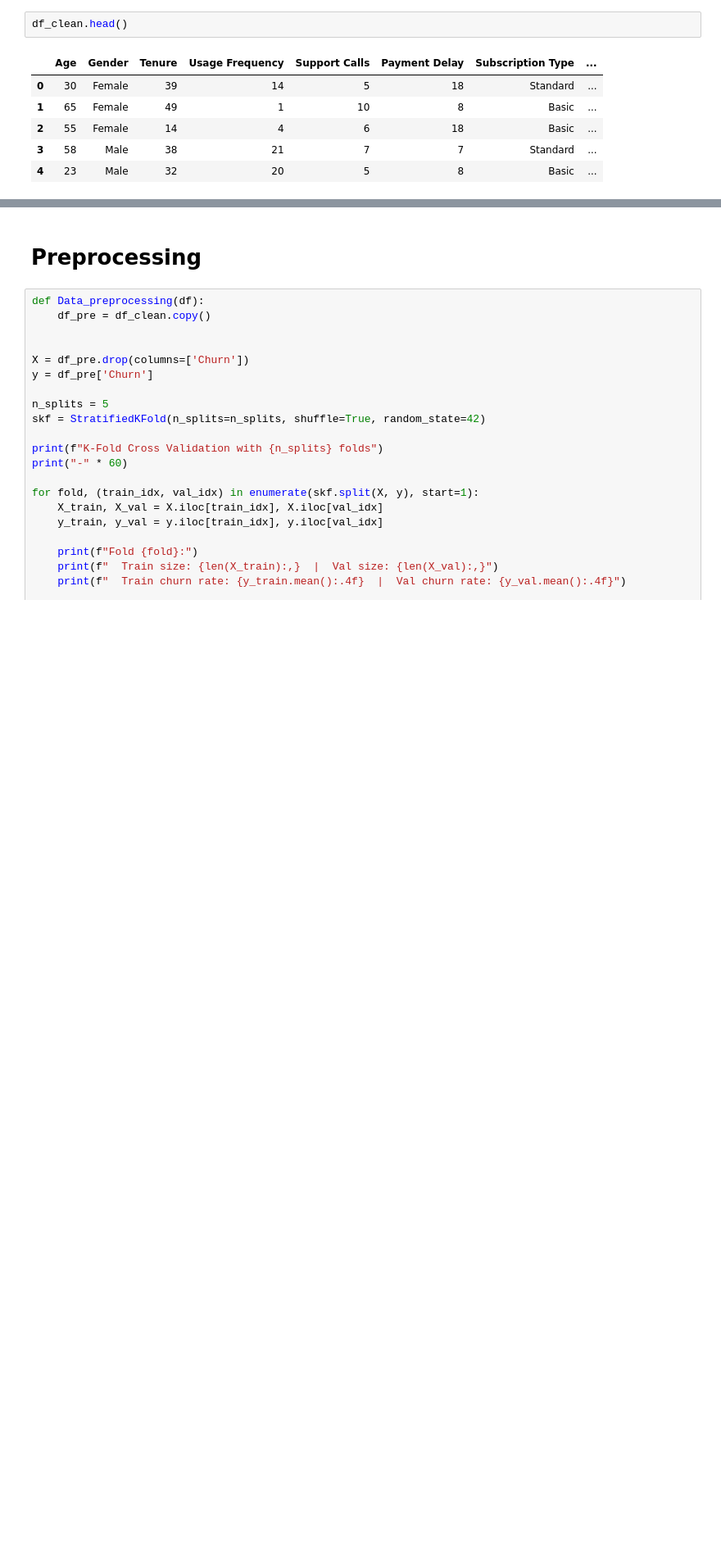
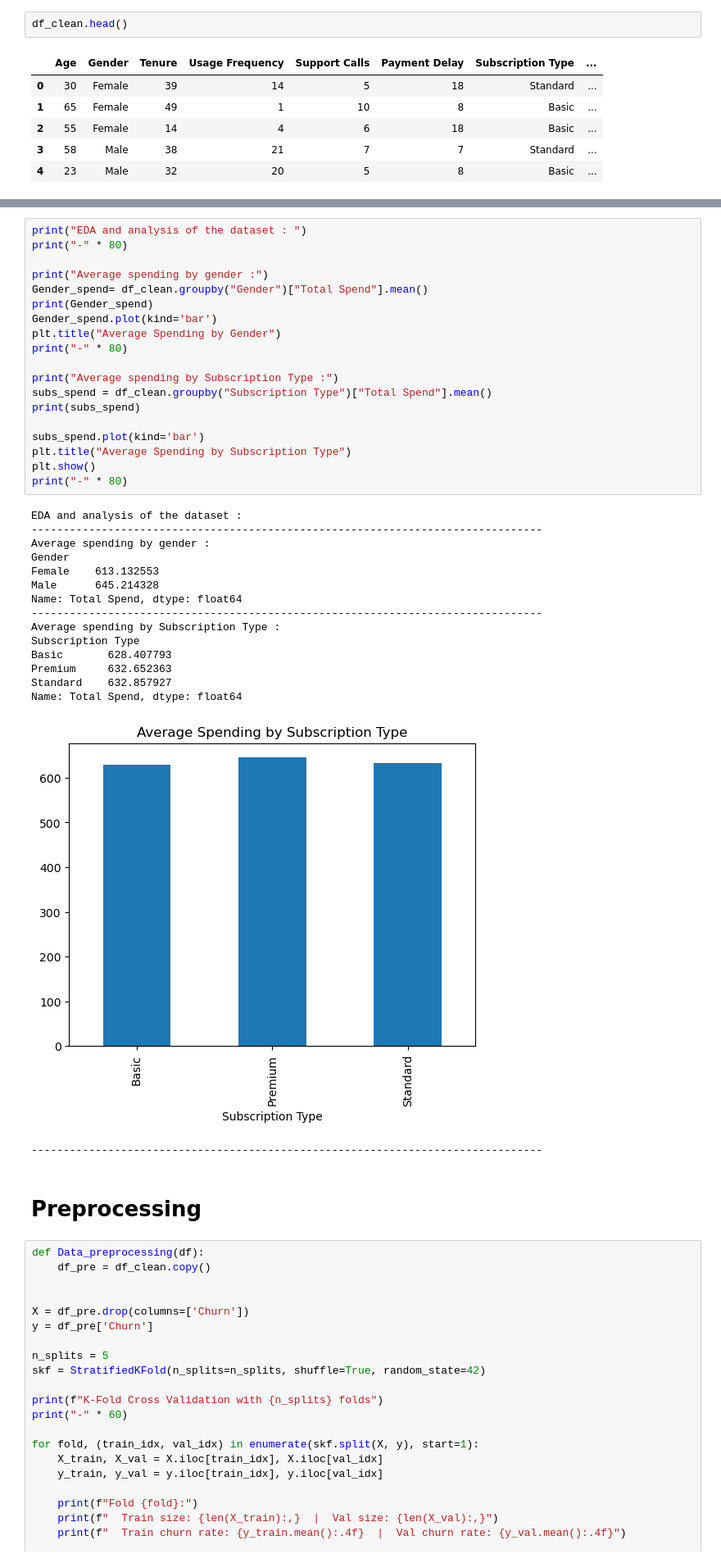
Before and after one commit to omaribrahim90/Customer-Churn, a Jupyter notebook: CustomerChurn.ipynb, the cells around one changed output, grey strips where cells are left out. Shown at 82% size. Cells and saved outputs as stored; diff of their text form; blank space fills up the shorter version.

```diff
--- a/CustomerChurn.ipynb
+++ b/CustomerChurn.ipynb
@@ -216,3 +213,39 @@ def feature_eng(df) :
+# %%
+print("EDA and analysis of the dataset : ")
+print("-" * 80)
+
+print("Average spending by gender :")
+Gender_spend= df_clean.groupby("Gender")["Total Spend"].mean()
+print(Gender_spend)
+Gender_spend.plot(kind='bar')
+plt.title("Average Spending by Gender")
+print("-" * 80)
+
+print("Average spending by Subscription Type :")
+subs_spend = df_clean.groupby("Subscription Type")["Total Spend"].mean()
+print(subs_spend)
+
+subs_spend.plot(kind='bar')
+plt.title("Average Spending by Subscription Type")
+plt.show()
+print("-" * 80)
+# %% [output]
+EDA and analysis of the dataset :
+--------------------------------------------------------------------------------
+Average spending by gender :
+Gender
+Female    613.132553
+Male      645.214328
+Name: Total Spend, dtype: float64
+--------------------------------------------------------------------------------
+Average spending by Subscription Type :
+Subscription Type
+Basic       628.407793
+Premium     632.652363
+Standard    632.857927
+Name: Total Spend, dtype: float64
+[figure, added]
+--------------------------------------------------------------------------------
 # %% [markdown]
 # Preprocessing
 # %%
```
Also changed, not shown: parts of 3 cells of this notebook.
